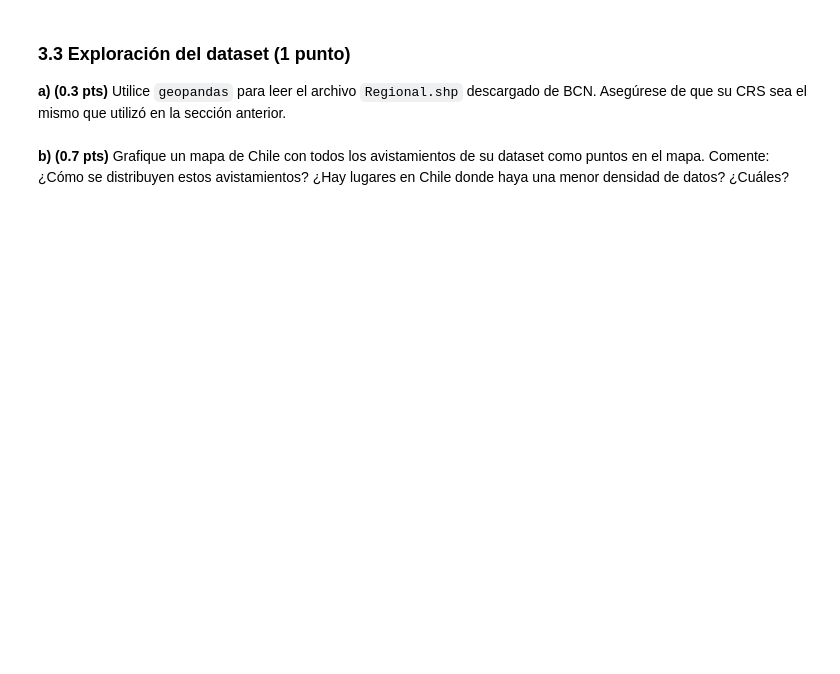
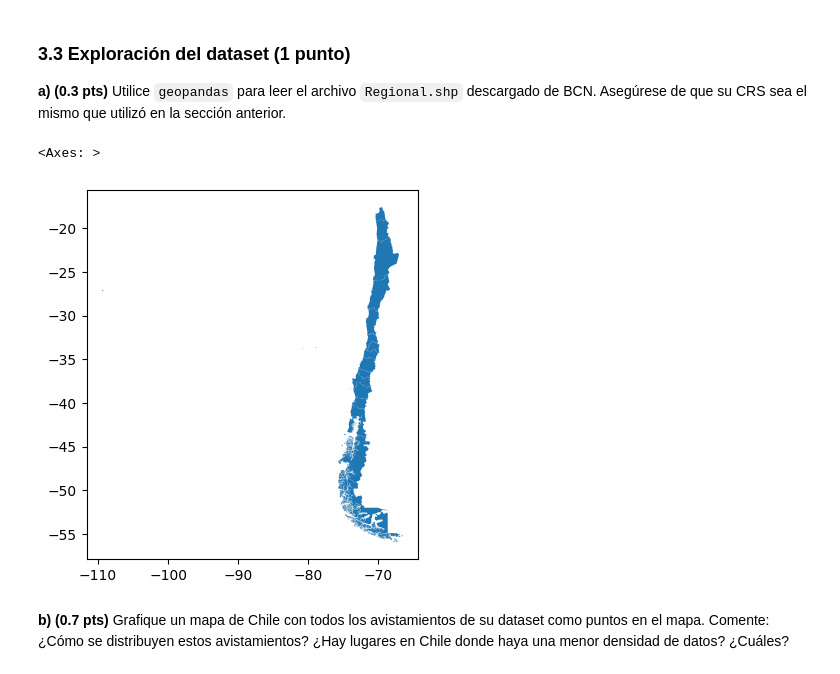
Before and after one commit to FlyingTank233/IMT2200-BENJAMIN-URRA, a Jupyter notebook: Tareas/T2/IMT2200-25s2 - Tarea 02.ipynb, the cells around one changed output. Drawn from its saved outputs; the diff is of its cells as text; code cells hidden in the pictures; blank space fills up the shorter version.

```diff
--- a/Tareas/T2/IMT2200-25s2 - Tarea 02.ipynb
+++ b/Tareas/T2/IMT2200-25s2 - Tarea 02.ipynb
@@ -248,5 +302,12 @@ No sé a que se refiere con que pasa con la cantidad de avistamientos según esp
 **a) (0.3 pts)** Utilice `geopandas` para leer el archivo `Regional.shp` descargado de BCN. Asegúrese de que su CRS sea el mismo que utilizó en la sección anterior.
 # %%
 # Respuesta
+mapa = gpd.read_file('data/Regional.shp')
+
+mapa_fixed = mapa.to_crs(4326)
+mapa_fixed.plot()
+# %% [output]
+<Axes: >
+[figure, added]
 # %% [markdown]
 **b) (0.7 pts)** Grafique un mapa de Chile con todos los avistamientos de su dataset como puntos en el mapa. Comente: ¿Cómo se distribuyen estos avistamientos? ¿Hay lugares en Chile donde haya una menor densidad de datos? ¿Cuáles?
```
Also changed, not shown: parts of 17 cells of this notebook.
